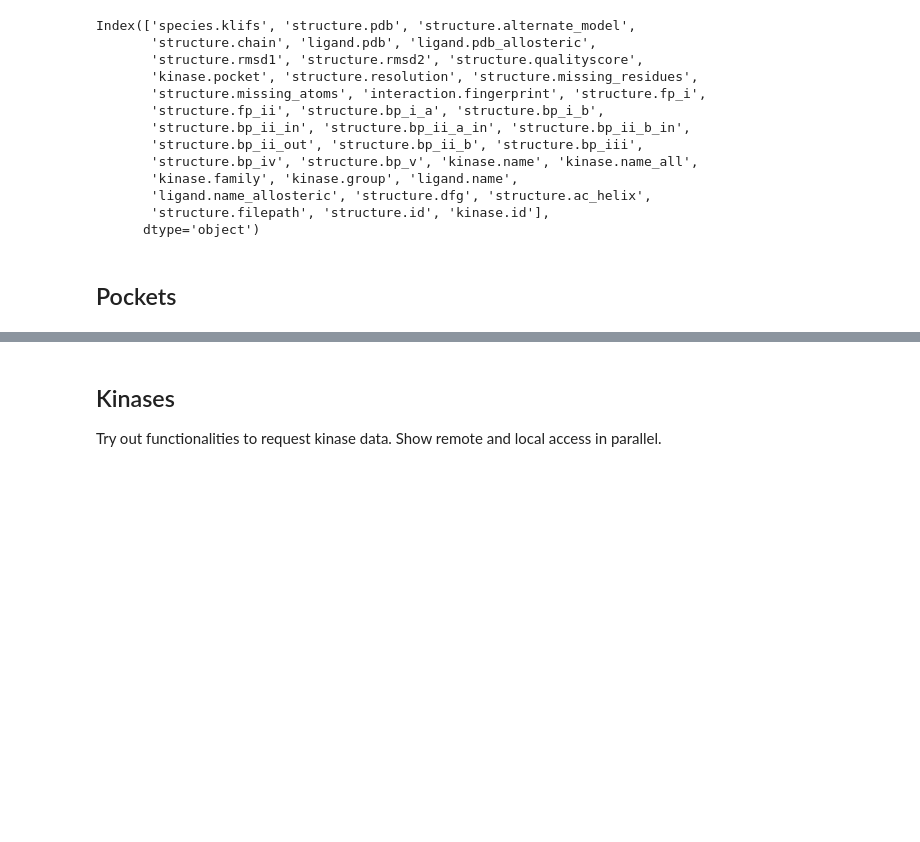
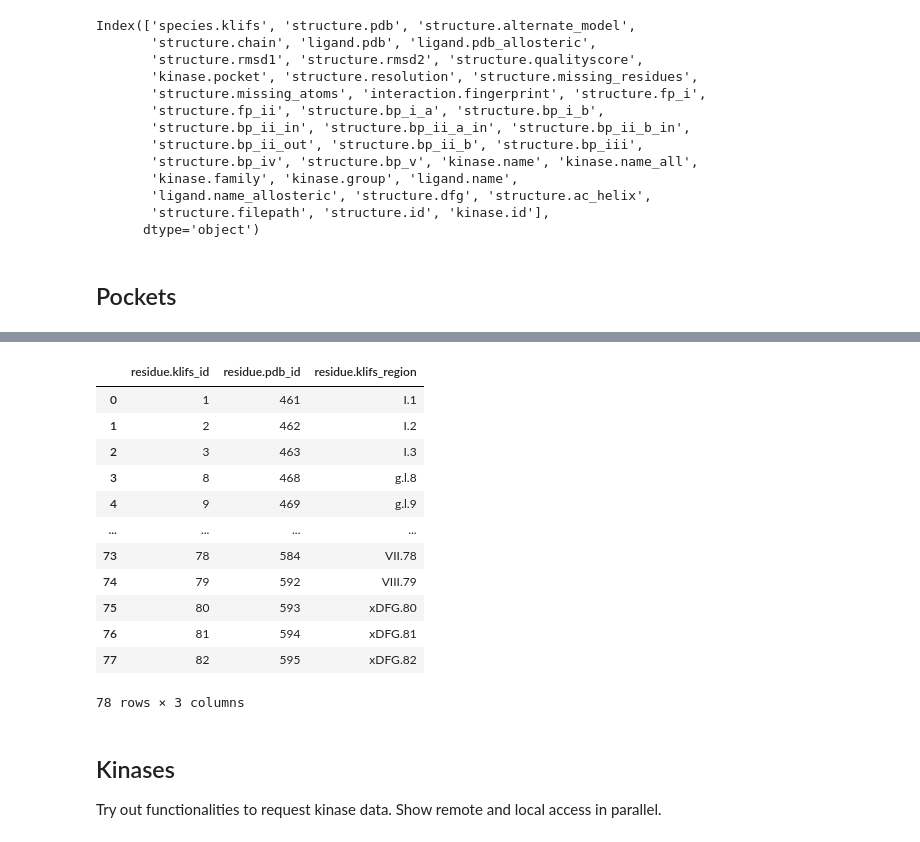
Before and after one commit to volkamerlab/opencadd, a Jupyter notebook: docs/tutorials/databases_klifs_new_api.ipynb, the cells around one changed output, grey strips where cells are left out. Saved outputs shown, nothing was run; the diff lists cells and outputs as text; code cells hidden in the pictures; blank space fills up the shorter version.

```diff
--- a/docs/tutorials/databases_klifs_new_api.ipynb
+++ b/docs/tutorials/databases_klifs_new_api.ipynb
@@ -102,6 +102,22 @@ remote.pockets.from_structure_id(100)
 | 83 | 84 | 700 | a.l.84 |
 | 84 | 85 | 701 | a.l.85 |
 85 rows × 3 columns
+# %%
+local.pockets.from_structure_id(12347)
+# %% [output]
+|  | residue.klifs_id | residue.pdb_id | residue.klifs_region |
+| 0 | 1 | 461 | I.1 |
+| 1 | 2 | 462 | I.2 |
+| 2 | 3 | 463 | I.3 |
+| 3 | 8 | 468 | g.l.8 |
+| 4 | 9 | 469 | g.l.9 |
+| ... | ... | ... | ... |
+| 73 | 78 | 584 | VII.78 |
+| 74 | 79 | 592 | VIII.79 |
+| 75 | 80 | 593 | xDFG.80 |
+| 76 | 81 | 594 | xDFG.81 |
+| 77 | 82 | 595 | xDFG.82 |
+78 rows × 3 columns
 # %% [markdown]
 ## Kinases
 
```
Also changed, not shown: parts of 16 cells of this notebook.
